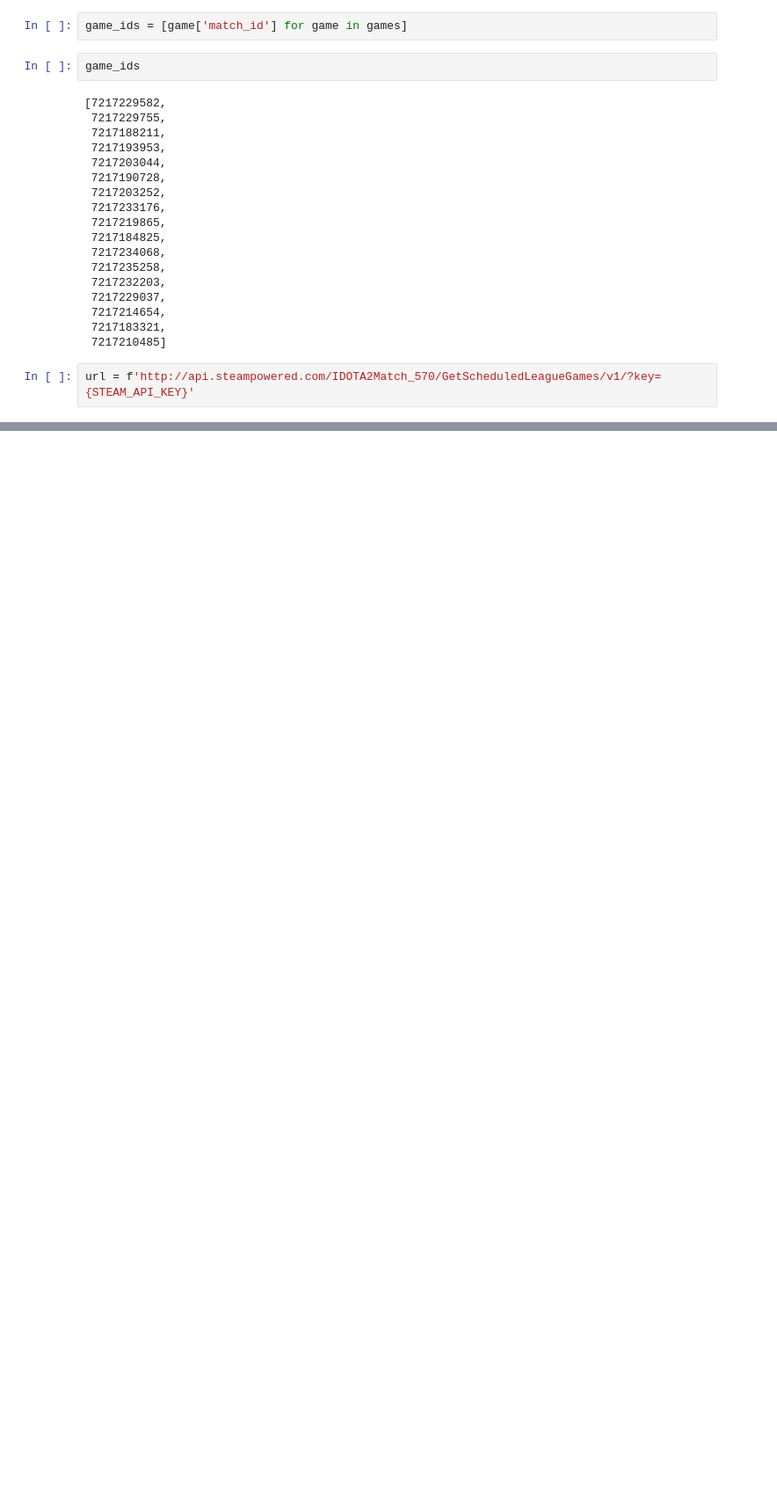
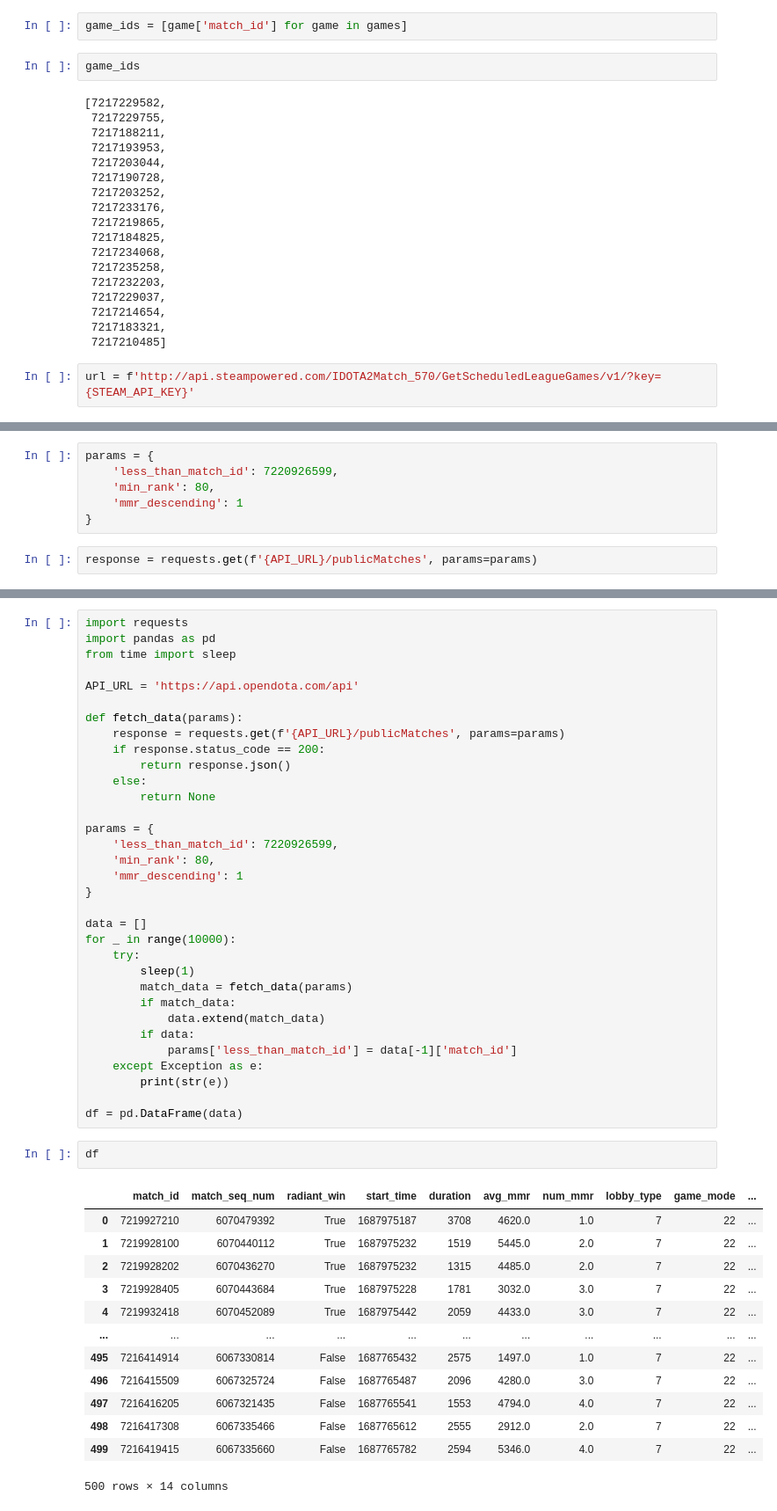
Before and after one commit to Elentaryy/dotavision, a Jupyter notebook: notebooks/dota_test.ipynb, the cells around one changed output, grey strips where cells are left out. Shown at 88% size. Drawn from its saved outputs; the diff is of its cells as text; blank space fills up the shorter version.

```diff
--- a/notebooks/dota_test.ipynb
+++ b/notebooks/dota_test.ipynb
@@ -252,0 +296,8 @@ response.json()
+# %%
+params = {
+    'less_than_match_id': 7220926599,
+    'min_rank': 80,
+    'mmr_descending': 1
+}
+# %%
+response = requests.get(f'{API_URL}/publicMatches', params=params)
@@ -252,0 +330,49 @@ response.json()
+# %%
+import requests
+import pandas as pd
+from time import sleep
+
+API_URL = 'https://api.opendota.com/api'
+
+def fetch_data(params):
+    response = requests.get(f'{API_URL}/publicMatches', params=params)
+    if response.status_code == 200:
+        return response.json()
+    else:
+        return None
+
+params = {
+    'less_than_match_id': 7220926599,
+    'min_rank': 80,
+    'mmr_descending': 1
+}
+
+data = []
+for _ in range(10000):
+    try:
+        sleep(1)
+        match_data = fetch_data(params)
+        if match_data:
+            data.extend(match_data)
+        if data:
+            params['less_than_match_id'] = data[-1]['match_id']
+    except Exception as e:
+        print(str(e))
+
+df = pd.DataFrame(data)
+# %%
+df
+# %% [output]
+|  | match_id | match_seq_num | radiant_win | start_time | duration | avg_mmr | num_mmr | lobby_type | game_mode | ... |
+| 0 | 7219927210 | 6070479392 | True | 1687975187 | 3708 | 4620.0 | 1.0 | 7 | 22 | ... |
+| 1 | 7219928100 | 6070440112 | True | 1687975232 | 1519 | 5445.0 | 2.0 | 7 | 22 | ... |
+| 2 | 7219928202 | 6070436270 | True | 1687975232 | 1315 | 4485.0 | 2.0 | 7 | 22 | ... |
+| 3 | 7219928405 | 6070443684 | True | 1687975228 | 1781 | 3032.0 | 3.0 | 7 | 22 | ... |
+| 4 | 7219932418 | 6070452089 | True | 1687975442 | 2059 | 4433.0 | 3.0 | 7 | 22 | ... |
+| ... | ... | ... | ... | ... | ... | ... | ... | ... | ... | ... |
+| 495 | 7216414914 | 6067330814 | False | 1687765432 | 2575 | 1497.0 | 1.0 | 7 | 22 | ... |
+| 496 | 7216415509 | 6067325724 | False | 1687765487 | 2096 | 4280.0 | 3.0 | 7 | 22 | ... |
+| 497 | 7216416205 | 6067321435 | False | 1687765541 | 1553 | 4794.0 | 4.0 | 7 | 22 | ... |
+| 498 | 7216417308 | 6067335466 | False | 1687765612 | 2555 | 2912.0 | 2.0 | 7 | 22 | ... |
+| 499 | 7216419415 | 6067335660 | False | 1687765782 | 2594 | 5346.0 | 4.0 | 7 | 22 | ... |
+500 rows × 14 columns
```
Also changed, not shown: parts of 19 cells of this notebook, 7 other files.
